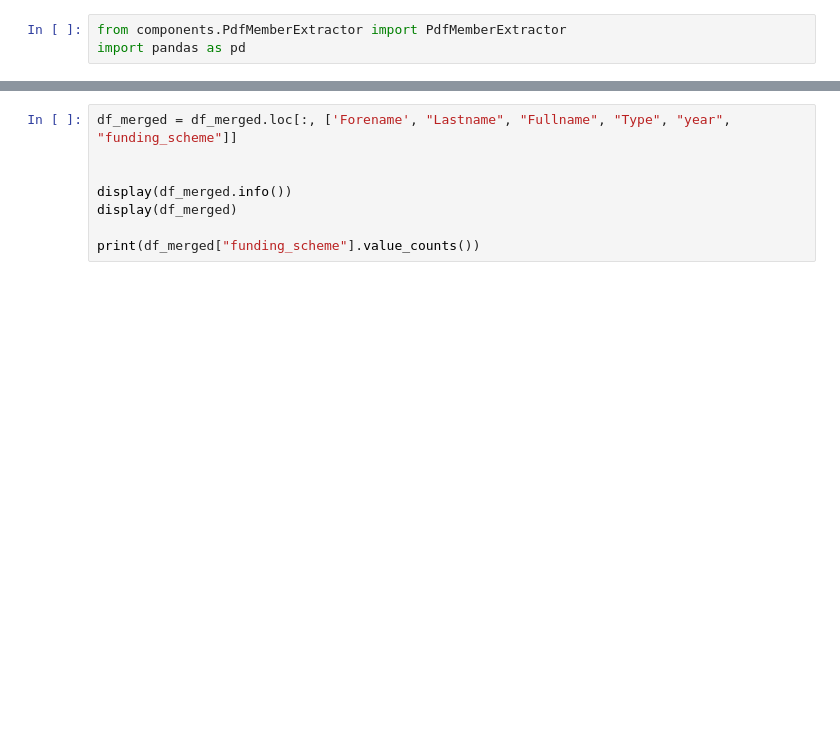
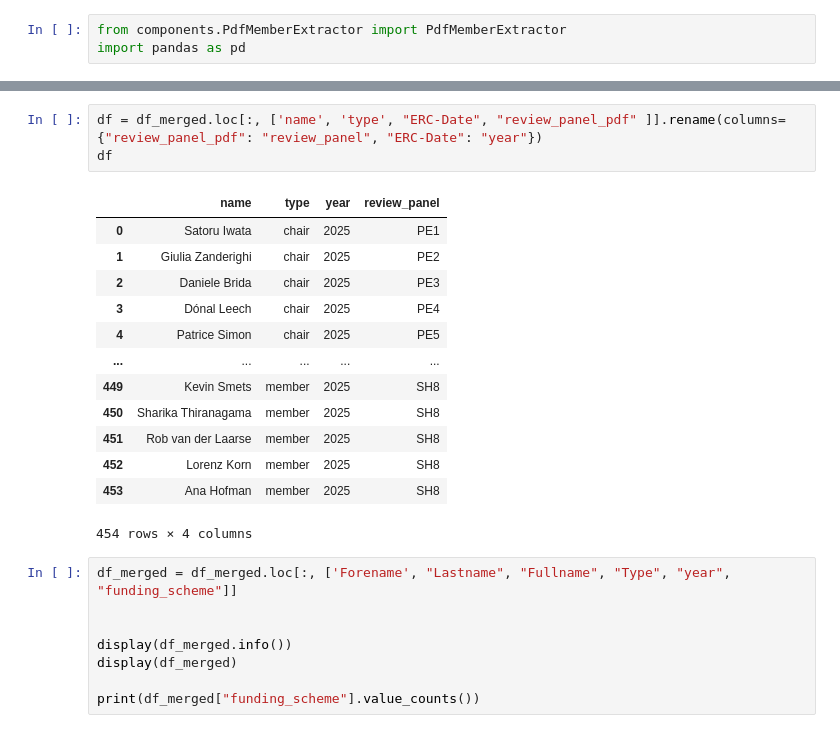
Before and after one commit to RATFIVE/GEOMAR-ERC, a Jupyter notebook: notebooks/test_extracting_data_pdf.ipynb, the cells around one changed output, grey strips where cells are left out. Cells and saved outputs as stored; diff of their text form; blank space fills up the shorter version.

```diff
--- a/notebooks/test_extracting_data_pdf.ipynb
+++ b/notebooks/test_extracting_data_pdf.ipynb
@@ -315,3 +308,20 @@ display(df_merged)
+# %%
+df = df_merged.loc[:, ['name', 'type', "ERC-Date", "review_panel_pdf" ]].rename(columns={"review_panel_pdf": "review_panel", "ERC-Date": "year"})
+df
+# %% [output]
+|  | name | type | year | review_panel |
+| 0 | Satoru Iwata | chair | 2025 | PE1 |
+| 1 | Giulia Zanderighi | chair | 2025 | PE2 |
+| 2 | Daniele Brida | chair | 2025 | PE3 |
+| 3 | Dónal Leech | chair | 2025 | PE4 |
+| 4 | Patrice Simon | chair | 2025 | PE5 |
+| ... | ... | ... | ... | ... |
+| 449 | Kevin Smets | member | 2025 | SH8 |
+| 450 | Sharika Thiranagama | member | 2025 | SH8 |
+| 451 | Rob van der Laarse | member | 2025 | SH8 |
+| 452 | Lorenz Korn | member | 2025 | SH8 |
+| 453 | Ana Hofman | member | 2025 | SH8 |
+454 rows × 4 columns
 # %%
 df_merged = df_merged.loc[:, ['Forename', "Lastname", "Fullname", "Type", "year", "funding_scheme"]]
 
```
Also changed, not shown: parts of 6 cells of this notebook.
